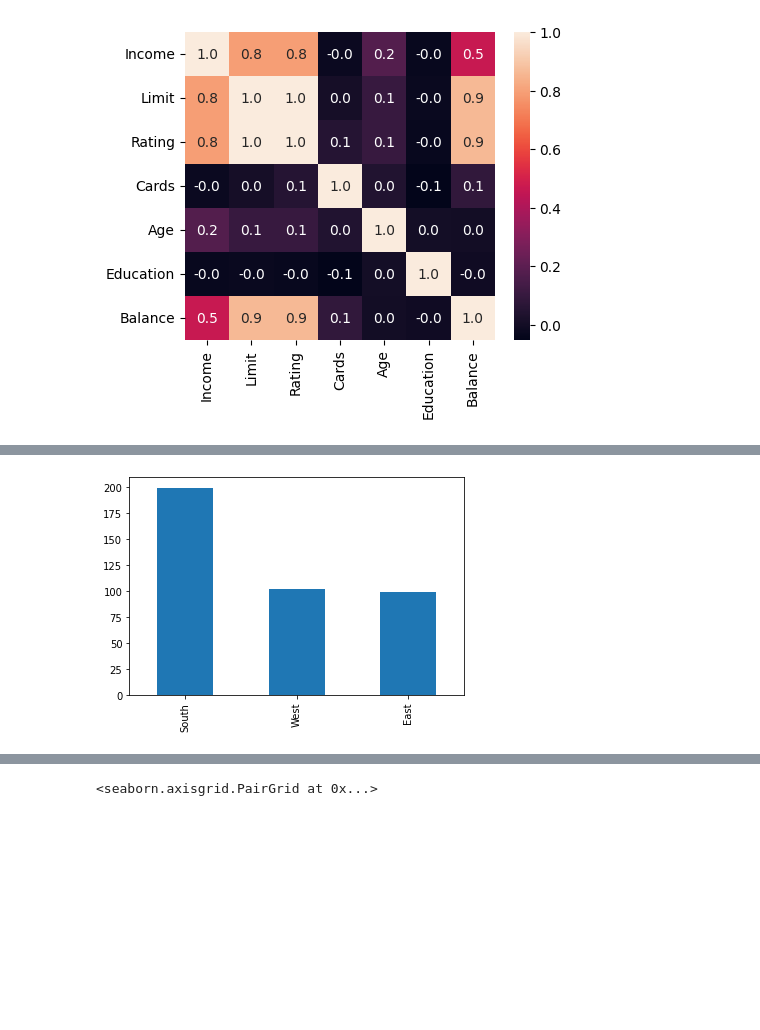
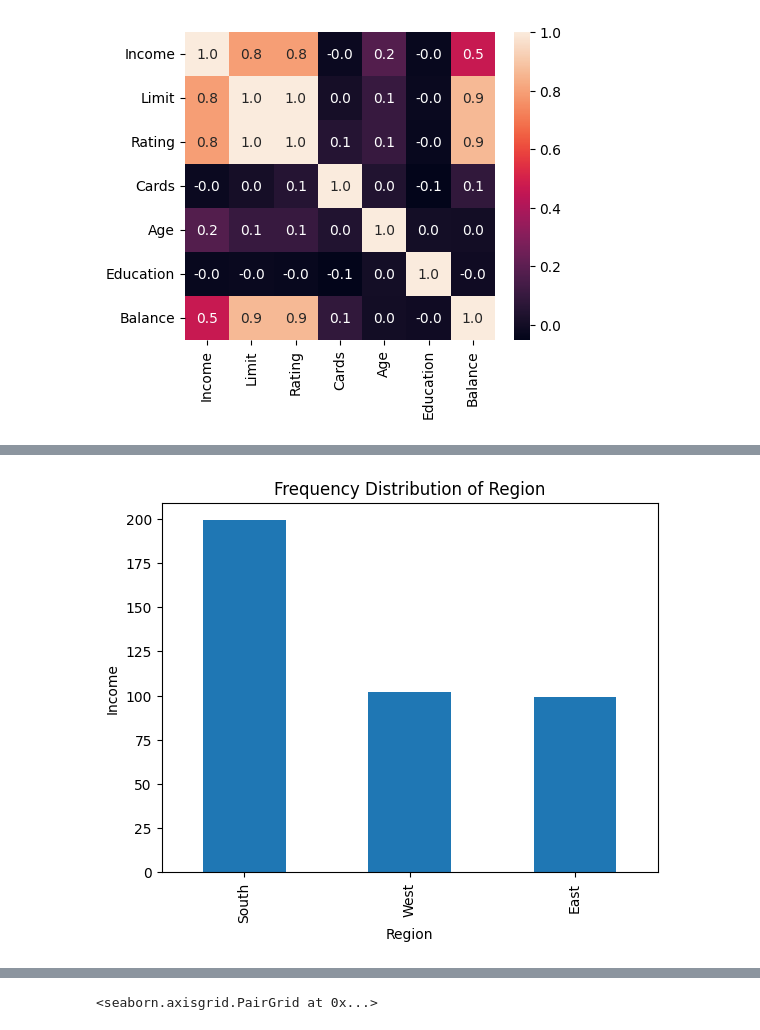
Before and after one commit to Yagut21/Data-Science, a Jupyter notebook: Homework2.ipynb, the cells around one changed output, grey strips where cells are left out. Cells and saved outputs as stored; diff of their text form; code cells hidden in the pictures; blank space fills up the shorter version.

```diff
--- a/Homework2.ipynb
+++ b/Homework2.ipynb
@@ -88,6 +101,11 @@ Name: Married, dtype: float64
 # %%
 #Q10-Get the frequency distribution of Region using bar graph
+ax = income['Region'].value_counts().plot(kind='bar',)
+ax.set_ylabel('Income')
+ax.set_xlabel('Region')
+ax.set_title('Frequency Distribution of Region')
+plt.show()
 # %% [output]
-[figure, old version]
+[figure, new version]
 # %%
 #Q11-Get the mean income  of married people?
```
Also changed, not shown: parts of 9 cells of this notebook.
